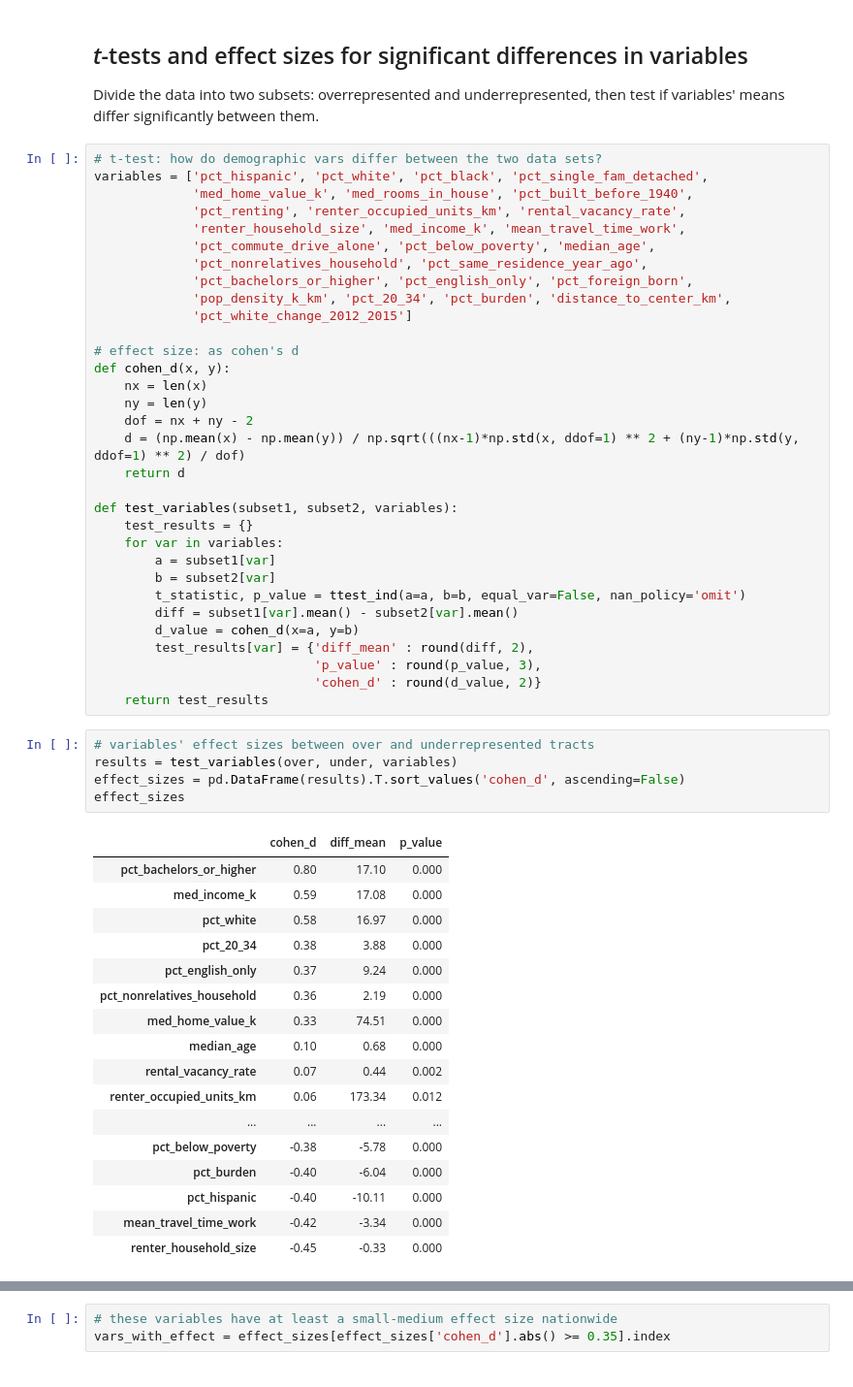
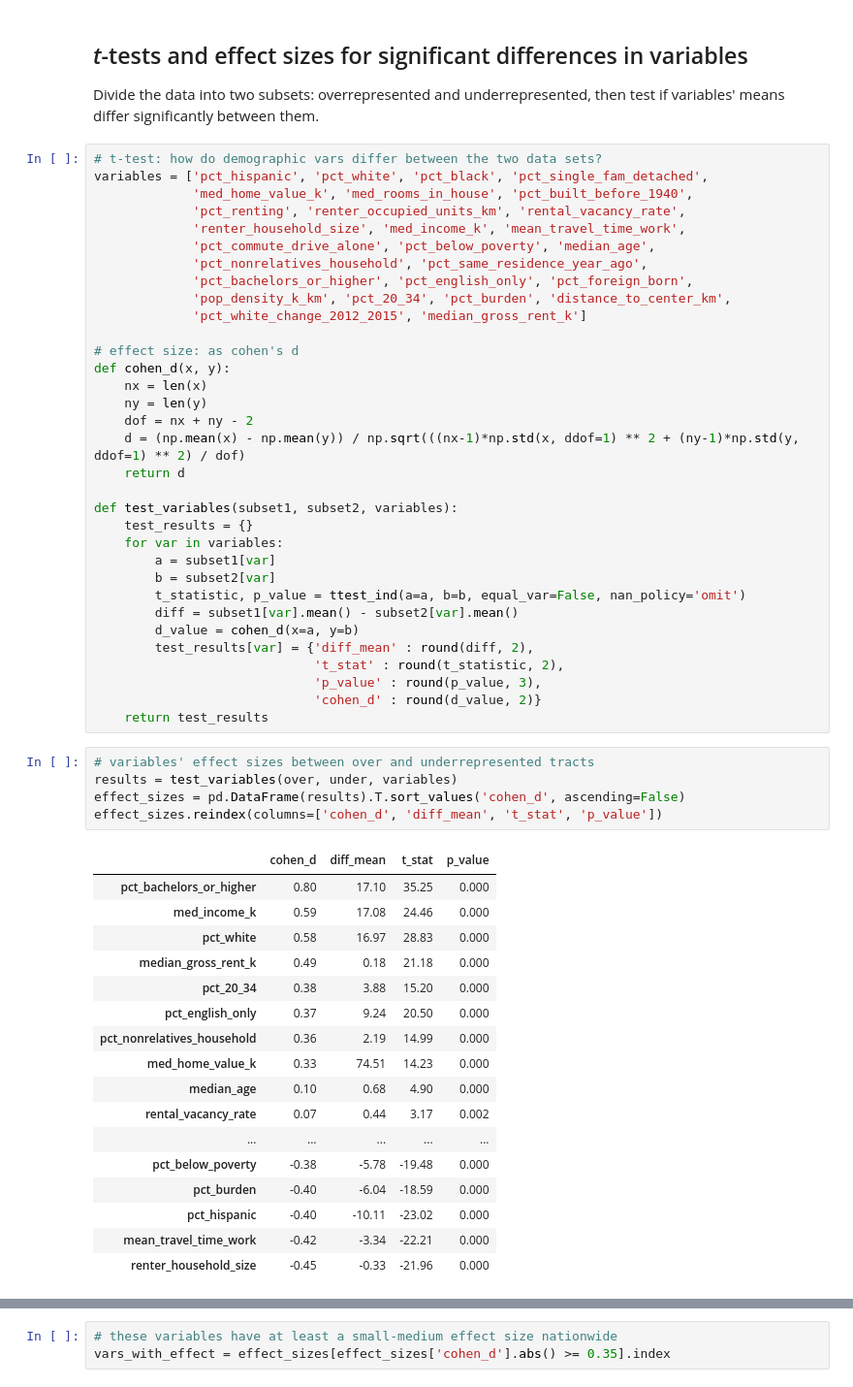
Before and after one commit to gboeing/representation-listings, a Jupyter notebook: 07-analysis.ipynb, the cells around one changed output, grey strips where cells are left out. Shown at 97% size. Drawn from its saved outputs; the diff is of its cells as text.

Commit message:
add gross rent var

```diff
--- a/07-analysis.ipynb
+++ b/07-analysis.ipynb
@@ -64,7 +68,7 @@ variables = ['pct_hispanic', 'pct_white', 'pct_black', 'pct_single_fam_detached'
              'pct_nonrelatives_household', 'pct_same_residence_year_ago',
              'pct_bachelors_or_higher', 'pct_english_only', 'pct_foreign_born',
              'pop_density_k_km', 'pct_20_34', 'pct_burden', 'distance_to_center_km',
-             'pct_white_change_2012_2015']
+             'pct_white_change_2012_2015', 'median_gross_rent_k']
 
 # effect size: as cohen's d
 def cohen_d(x, y):
@@ -83,31 +87,32 @@ def test_variables(subset1, subset2, variables):
         diff = subset1[var].mean() - subset2[var].mean()
         d_value = cohen_d(x=a, y=b)
         test_results[var] = {'diff_mean' : round(diff, 2),
+                             't_stat' : round(t_statistic, 2),
                              'p_value' : round(p_value, 3),
                              'cohen_d' : round(d_value, 2)}
     return test_results
 # %%
 # variables' effect sizes between over and underrepresented tracts
 results = test_variables(over, under, variables)
 effect_sizes = pd.DataFrame(results).T.sort_values('cohen_d', ascending=False)
-effect_sizes
+effect_sizes.reindex(columns=['cohen_d', 'diff_mean', 't_stat', 'p_value'])
 # %% [output]
-|  | cohen_d | diff_mean | p_value |
-| pct_bachelors_or_higher | 0.80 | 17.10 | 0.000 |
-| med_income_k | 0.59 | 17.08 | 0.000 |
-| pct_white | 0.58 | 16.97 | 0.000 |
-| pct_20_34 | 0.38 | 3.88 | 0.000 |
-| pct_english_only | 0.37 | 9.24 | 0.000 |
-| pct_nonrelatives_household | 0.36 | 2.19 | 0.000 |
-| med_home_value_k | 0.33 | 74.51 | 0.000 |
-| median_age | 0.10 | 0.68 | 0.000 |
-| rental_vacancy_rate | 0.07 | 0.44 | 0.002 |
-| renter_occupied_units_km | 0.06 | 173.34 | 0.012 |
-| ... | ... | ... | ... |
-| pct_below_poverty | -0.38 | -5.78 | 0.000 |
-| pct_burden | -0.40 | -6.04 | 0.000 |
-| pct_hispanic | -0.40 | -10.11 | 0.000 |
-| mean_travel_time_work | -0.42 | -3.34 | 0.000 |
-| renter_household_size | -0.45 | -0.33 | 0.000 |
+|  | cohen_d | diff_mean | t_stat | p_value |
+| pct_bachelors_or_higher | 0.80 | 17.10 | 35.25 | 0.000 |
+| med_income_k | 0.59 | 17.08 | 24.46 | 0.000 |
+| pct_white | 0.58 | 16.97 | 28.83 | 0.000 |
+| median_gross_rent_k | 0.49 | 0.18 | 21.18 | 0.000 |
+| pct_20_34 | 0.38 | 3.88 | 15.20 | 0.000 |
+| pct_english_only | 0.37 | 9.24 | 20.50 | 0.000 |
+| pct_nonrelatives_household | 0.36 | 2.19 | 14.99 | 0.000 |
+| med_home_value_k | 0.33 | 74.51 | 14.23 | 0.000 |
+| median_age | 0.10 | 0.68 | 4.90 | 0.000 |
+| rental_vacancy_rate | 0.07 | 0.44 | 3.17 | 0.002 |
+| ... | ... | ... | ... | ... |
+| pct_below_poverty | -0.38 | -5.78 | -19.48 | 0.000 |
+| pct_burden | -0.40 | -6.04 | -18.59 | 0.000 |
+| pct_hispanic | -0.40 | -10.11 | -23.02 | 0.000 |
+| mean_travel_time_work | -0.42 | -3.34 | -22.21 | 0.000 |
+| renter_household_size | -0.45 | -0.33 | -21.96 | 0.000 |
 # %%
 variables_subset = ['pct_white', 'pct_nonrelatives_household', 'pct_below_poverty', 'pct_20_34',
```
Also changed, not shown: parts of 24 cells of this notebook, 3 other files.
